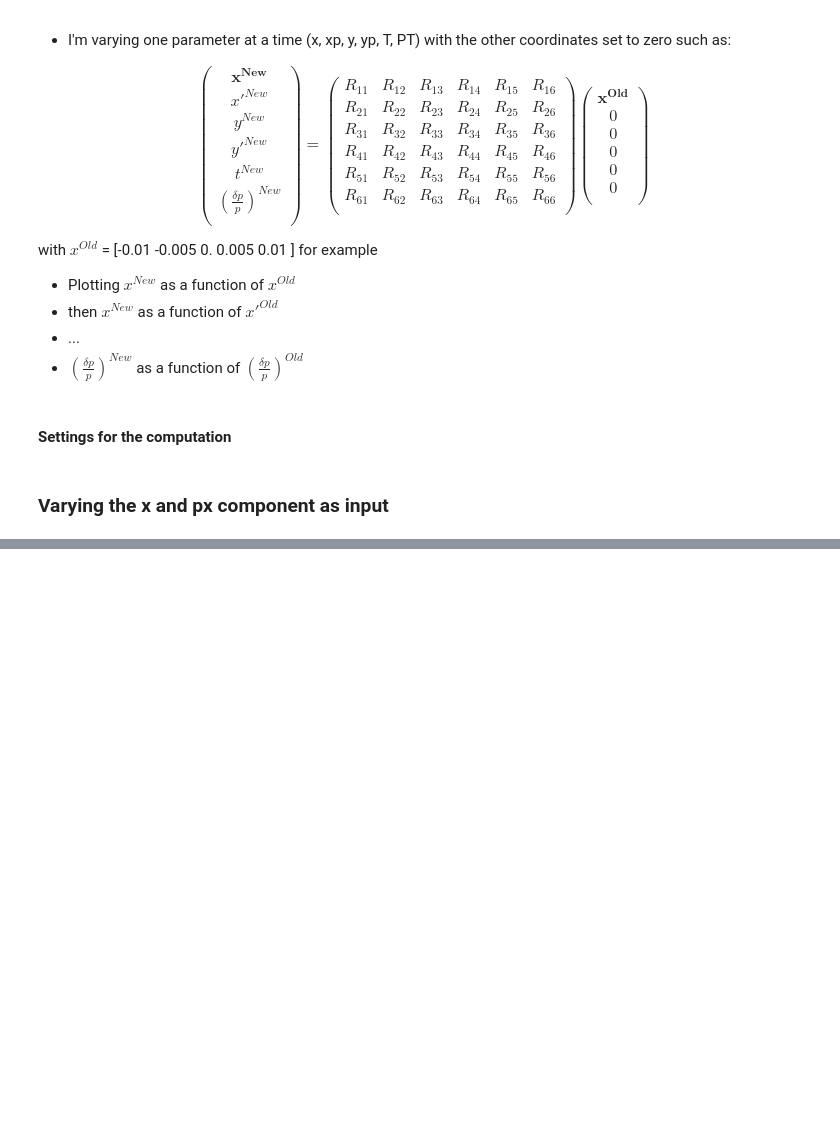
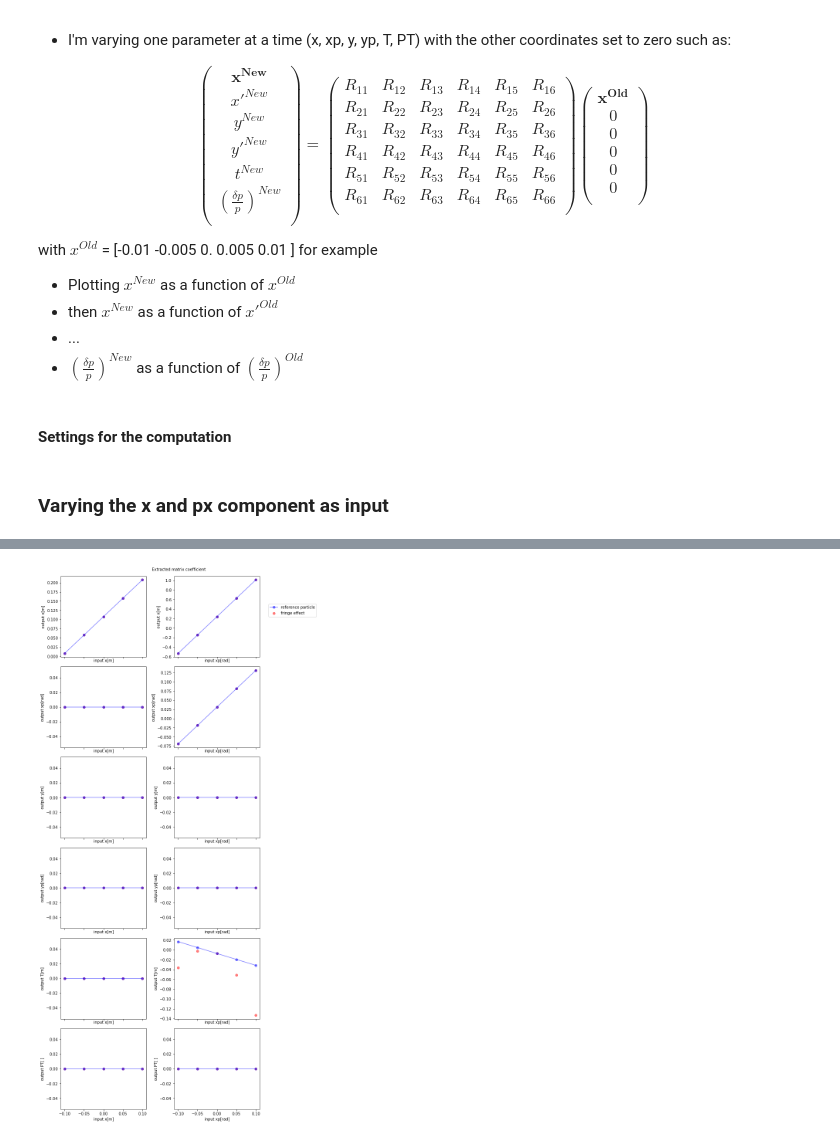
Before and after one commit to eliottjohnson/MADX-Examples-Eliott, a Jupyter notebook: PS_Extraction_Fringe_Fields.ipynb, the cells around one changed output, grey strips where cells are left out. Saved outputs shown, nothing was run; the diff lists cells and outputs as text; code cells hidden in the pictures; blank space fills up the shorter version.

```diff
--- a/PS_Extraction_Fringe_Fields.ipynb
+++ b/PS_Extraction_Fringe_Fields.ipynb
@@ -93,8 +85,7 @@ ADx = 1.101851e-01
 ADxp = 2.973021e-02
 
 # Choose beam type here
-xRef = LHCx
-xpRef = LHCxp
+initialValues = [LHCx,LHCxp,0,0,0,0]
 # %% [markdown]
 ## Reference RXX Matrix coefficient calculation
 
@@ -139,7 +130,7 @@ R_{61} & R_{62} & R_{63} & R_{64} & R_{65} & R_{66} \\
 var_names = ("x", "xp", "y", "yp", "T", "PT")
 var_units = ("[m]", "[rad]", "[m]", "[rad]", "[m]", "[ ]")
 values_lim = 0.1 # calculate the coefficient in the range +/-values_lim
-values_no = 20      # choose how many points you want to calculate
+values_no = 5      # choose how many points you want to calculate
 
 xvalues = np.linspace(-values_lim, values_lim, values_no)+xRef # This centers the linspace around the position of the beam
 yvalues = np.zeros(values_no)
@@ -148,25 +139,24 @@ yvalues = np.zeros(values_no)
 # %%
 fig, ax = plt.subplots(6, 2, figsize=(10,20), constrained_layout=True, sharex=True)
 
+xvalues = np.linspace(-values_lim, values_lim, values_no)
+yvalues = np.zeros(values_no)
+
 twiss = madx.twiss(betx=betx0, bety=bety0,
-                       alfx=alfx0, alfy=alfy0,
-                       x=xRef,px=xpRef,
-                       dx=dx0, dy=dy0,
-                       dpx=dpx0, dpy=dpy0,
-                       rmatrix=True).dframe()
+                   alfx=alfx0, alfy=alfy0,
+                   x=xRef,px=xpRef,
+                   dx=dx0, dy=dy0,
+                   dpx=dpx0, dpy=dpy0,
+                   rmatrix=True).dframe()
 matExtractedRef = get_matrix_from_twiss(twiss)
 
-xvalues = np.linspace(-values_lim, values_lim, values_no)+xRef
-xpvalues = np.linspace(-values_lim, values_lim, values_no)+xpRef
-yvalues = np.zeros(values_no)
-yvaluesref = yvalues
 
 for k in range (2): # Change from varying x to xp
     vectorOld = np.array([[0.], [0.], [0.], [0.], [0.], [0.]])
     for j in range (6):  # Column what happens to ("x", "xp", "y", "yp", "T", "PT") outputs
         # Reference particle
         for i in range (0,values_no):
-            vectorOld[j]=xvalues[i]
+            vectorOld[k]=xvalues[i]+initialValues[k]
             vectorNew = np.dot(matExtractedRef,vectorOld) # Matrix multiplication
             yvalues[i]=vectorNew[j]
         ax[j,k].plot(xvalues, yvalues, marker = 'o', color = 'b', alpha=0.5, label="reference particle")
@@ -174,13 +164,13 @@ for k in range (2): # Change from varying x to xp
         yvalues = np.zeros(values_no)
         for i in range (0,values_no): # Change the twiss inputs around the reference particle
             if k == 0: # If we are going through the x
-                xvar=xvalues[i]
-                pxvar=xpRef
-                vectorOld[j]=xvalues[i]
+                xvar=xvalues[i]+initialValues[0]
+                pxvar=initialValues[1]
+                vectorOld[k]=xvalues[i]+initialValues[0]
             if k == 1: # If we are going through the px
-                xvar=xRef
-                pxvar=xpvalues[i]
-                vectorOld[j]=xpvalues[i]
+                xvar=initialValues[0]
+                pxvar=xvalues[i]+initialValues[1]
+                vectorOld[k]=xvalues[i]+initialValues[1]
             twiss = madx.twiss(betx=betx0, bety=bety0, # We reevaluate the twiss and transport matrix
                                alfx=alfx0, alfy=alfy0,
                                x=xvar, px=pxvar,
@@ -202,0 +191 @@ fig.show()
+[figure, added]
```
Also changed, not shown: parts of 3 cells of this notebook.
